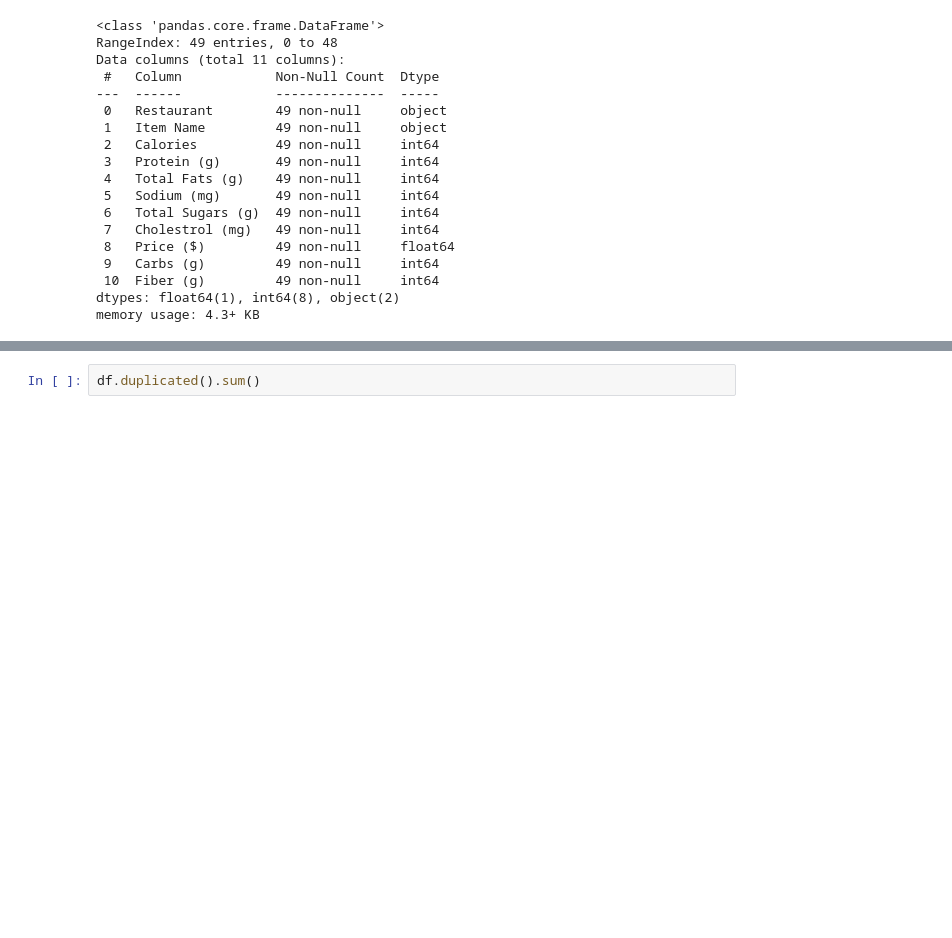
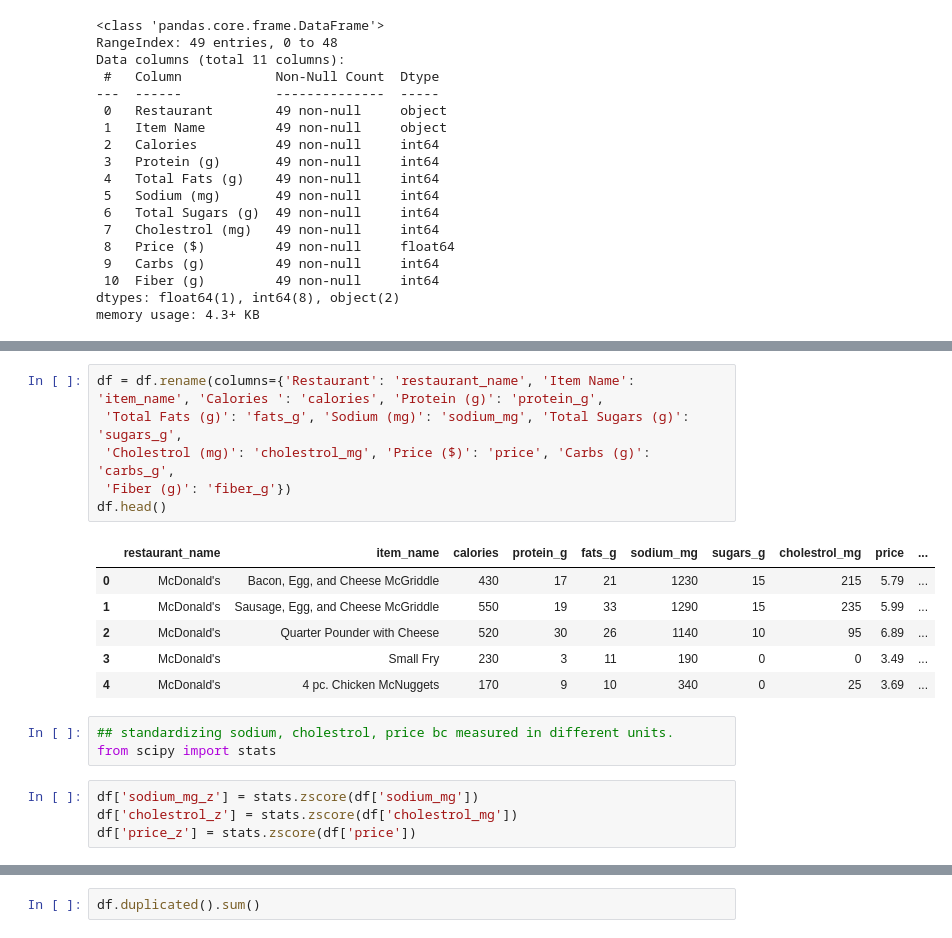
Before and after one commit to Mikayla-ds2/fast-food-macros, a Jupyter notebook: fast food workbook.ipynb, the cells around one changed output, grey strips where cells are left out. Cells and saved outputs as stored; diff of their text form; blank space fills up the shorter version.

```diff
--- a/fast food workbook.ipynb
+++ b/fast food workbook.ipynb
@@ -49,0 +57,20 @@ memory usage: 4.3+ KB
+# %%
+df = df.rename(columns={'Restaurant': 'restaurant_name', 'Item Name': 'item_name', 'Calories ': 'calories', 'Protein (g)': 'protein_g',
+ 'Total Fats (g)': 'fats_g', 'Sodium (mg)': 'sodium_mg', 'Total Sugars (g)': 'sugars_g',
+ 'Cholestrol (mg)': 'cholestrol_mg', 'Price ($)': 'price', 'Carbs (g)': 'carbs_g',
+ 'Fiber (g)': 'fiber_g'})
+df.head()
+# %% [output]
+|  | restaurant_name | item_name | calories | protein_g | fats_g | sodium_mg | sugars_g | cholestrol_mg | price | ... |
+| 0 | McDonald's | Bacon, Egg, and Cheese McGriddle | 430 | 17 | 21 | 1230 | 15 | 215 | 5.79 | ... |
+| 1 | McDonald's | Sausage, Egg, and Cheese McGriddle | 550 | 19 | 33 | 1290 | 15 | 235 | 5.99 | ... |
+| 2 | McDonald's | Quarter Pounder with Cheese | 520 | 30 | 26 | 1140 | 10 | 95 | 6.89 | ... |
+| 3 | McDonald's | Small Fry | 230 | 3 | 11 | 190 | 0 | 0 | 3.49 | ... |
+| 4 | McDonald's | 4 pc. Chicken McNuggets | 170 | 9 | 10 | 340 | 0 | 25 | 3.69 | ... |
+# %%
+## standardizing sodium, cholestrol, price bc measured in different units.
+from scipy import stats
+# %%
+df['sodium_mg_z'] = stats.zscore(df['sodium_mg'])
+df['cholestrol_z'] = stats.zscore(df['cholestrol_mg'])
+df['price_z'] = stats.zscore(df['price'])
```
Also changed, not shown: parts of 16 cells of this notebook, 1 other file.
